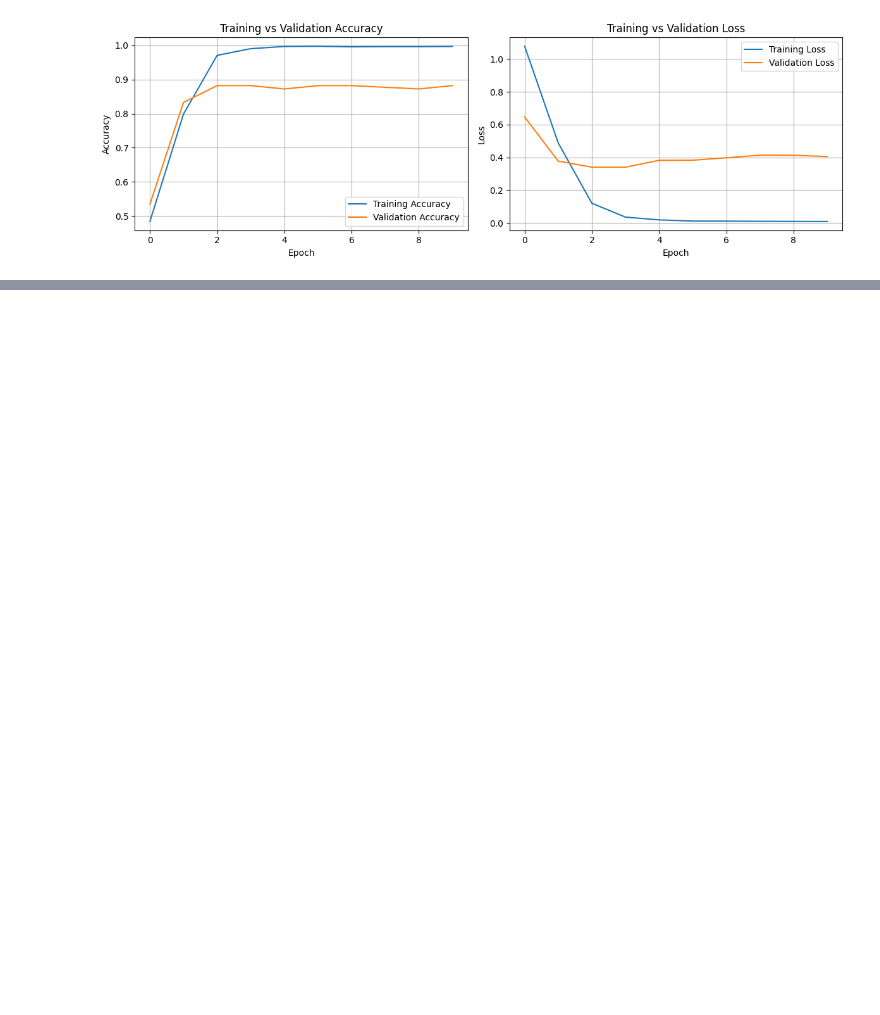
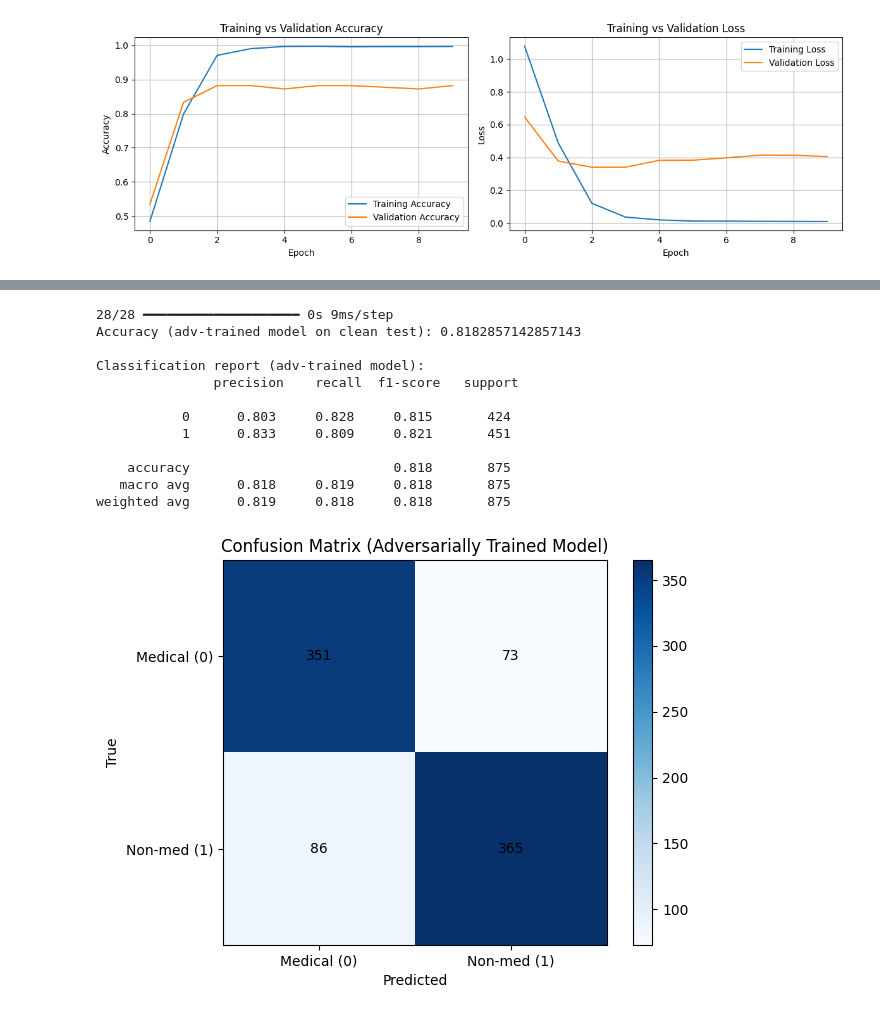
Before and after one commit to sgh4000/CDT-D2AIR-NLP, a Jupyter notebook: medical_query_trial2.ipynb, the cells around one changed output, grey strips where cells are left out. Drawn from its saved outputs; the diff is of its cells as text; code cells hidden in the pictures; blank space fills up the shorter version.

Commit message:
added Evaluation on test set (Adversarially Trained Model)

```diff
--- a/medical_query_trial2.ipynb
+++ b/medical_query_trial2.ipynb
@@ -904,3 +903,71 @@ Epoch 6/10
+# %%
+###########################################################
+### Evaluation on test set (Adversarially Trained Model) ###
+###########################################################
+# Get model predictions (probabilities):
+# Here we use the adversarially trained model (model_adv)
+# to generate predictions on the same clean test set (X_test).
+# The output is a probability in [0,1] for each test sample:
+#   value close to 0: model believes it's class 0 (medical)
+#   value close to 1: model believes it's class 1 (non-medical)
+# Keras returns shape (num_samples, 1), so we use .ravel() to flatten
+# this into shape (num_samples,) for easier handling.
+y_prob_advmodel = model_adv.predict(X_test).ravel()
+
+# Convert probabilities to binary class predictions:
+# apply the same 0.5 threshold that used before:
+# - prob ≥ 0.5: predict class 1 (non-medical)
+# - prob < 0.5: predict class 0 (medical)
+#
+# .astype(int) converts True/False booleans to 1/0 integers.
+y_pred_advmodel = (y_prob_advmodel >= 0.5).astype(int)
+
+# Compute overall Accuracy:
+# Accuracy = (number of correct predictions) / (total predictions)
+# This tells us how often the adversarially trained model is correct
+# on normal (clean, non-attacked) test data.
+print("Accuracy (adv-trained model on clean test):", accuracy_score(y_test, y_pred_advmodel))
+# Print detailed per-class metrics
+# digits=3: round to 3 decimal places for readability.
+print("\nClassification report (adv-trained model):\n",
+      classification_report(y_test, y_pred_advmodel, digits=3))
+
+# Build a confusion matrix for the adversarially trained model:
+# Rows = true labels, Columns = predicted labels.
+Conf_mat_adv = confusion_matrix(y_test, y_pred_advmodel)
+
+# Visualise the confusion matrix using matplotlib:
+plt.imshow(Conf_mat_adv, cmap="Blues")
+plt.title("Confusion Matrix (Adversarially Trained Model)")
+plt.colorbar()  # color scale on the side showing counts
+# Label the axes with the two classes
+plt.xticks([0,1], ["Medical (0)", "Non-med (1)"])
+plt.yticks([0,1], ["Medical (0)", "Non-med (1)"])
+
+# show the numerical counts into each cell of the heatmap
+for i in range(2):            # loop over true label index
+    for j in range(2):        # loop over predicted label index
+        plt.text(j, i, Conf_mat_adv[i, j],
+                 ha="center", va="center")
+
+plt.xlabel("Predicted")     # Label x-axis
+plt.ylabel("True")          # Label y-axis
+plt.tight_layout()          # Adjust layout to fit everything
+plt.show()                  # Display the plot
+# %% [output]
+28/28 ━━━━━━━━━━━━━━━━━━━━ 0s 9ms/step
+Accuracy (adv-trained model on clean test): 0.8182857142857143
+
+Classification report (adv-trained model):
+               precision    recall  f1-score   support
+
+           0      0.803     0.828     0.815       424
+           1      0.833     0.809     0.821       451
+
+    accuracy                          0.818       875
+   macro avg      0.818     0.819     0.818       875
+weighted avg      0.819     0.818     0.818       875
+[figure, added]
 # %%
 #############################################################################
 ### Feature entanglement (t-SNE visualisation after adversarial training) ###
```
Also changed, not shown: parts of 7 cells of this notebook.
